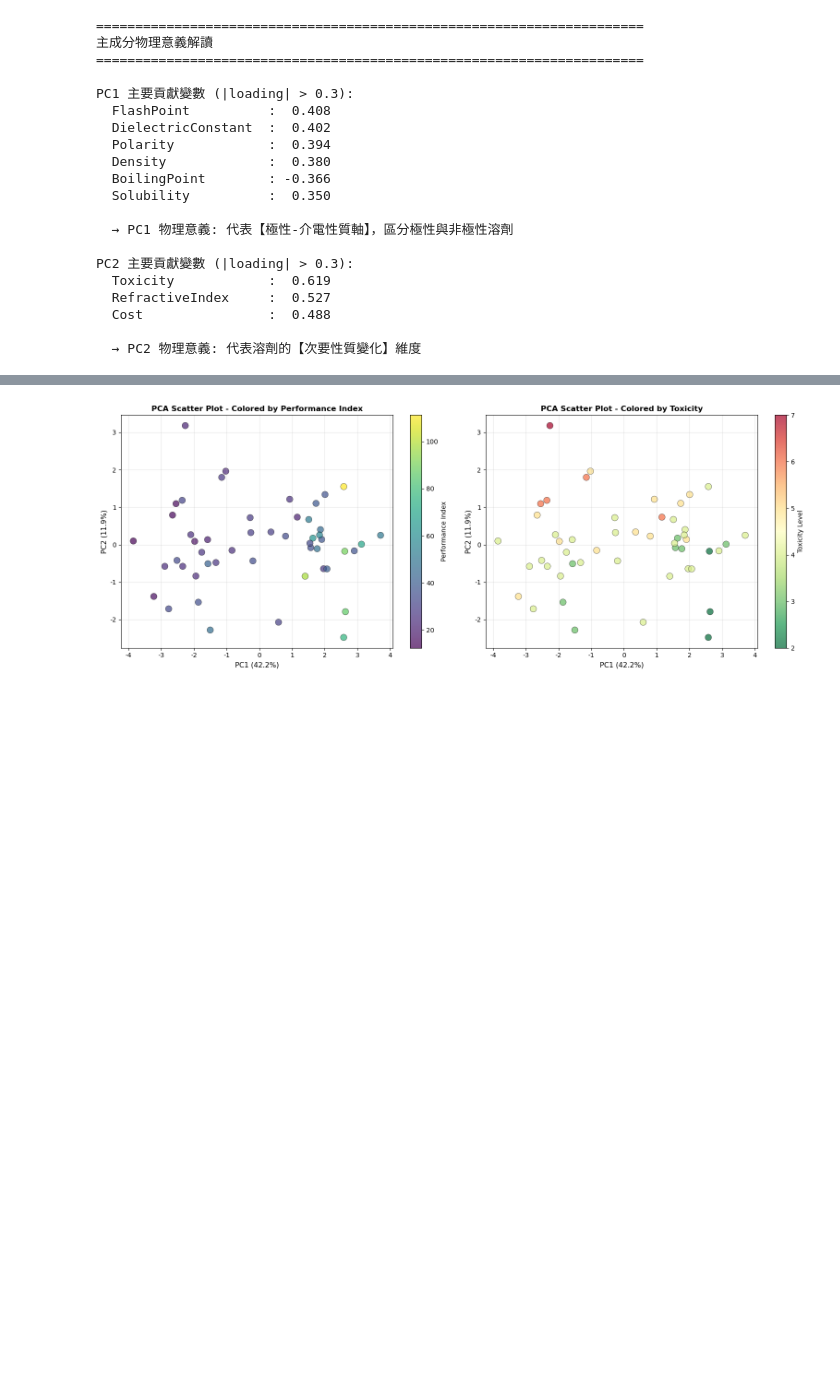
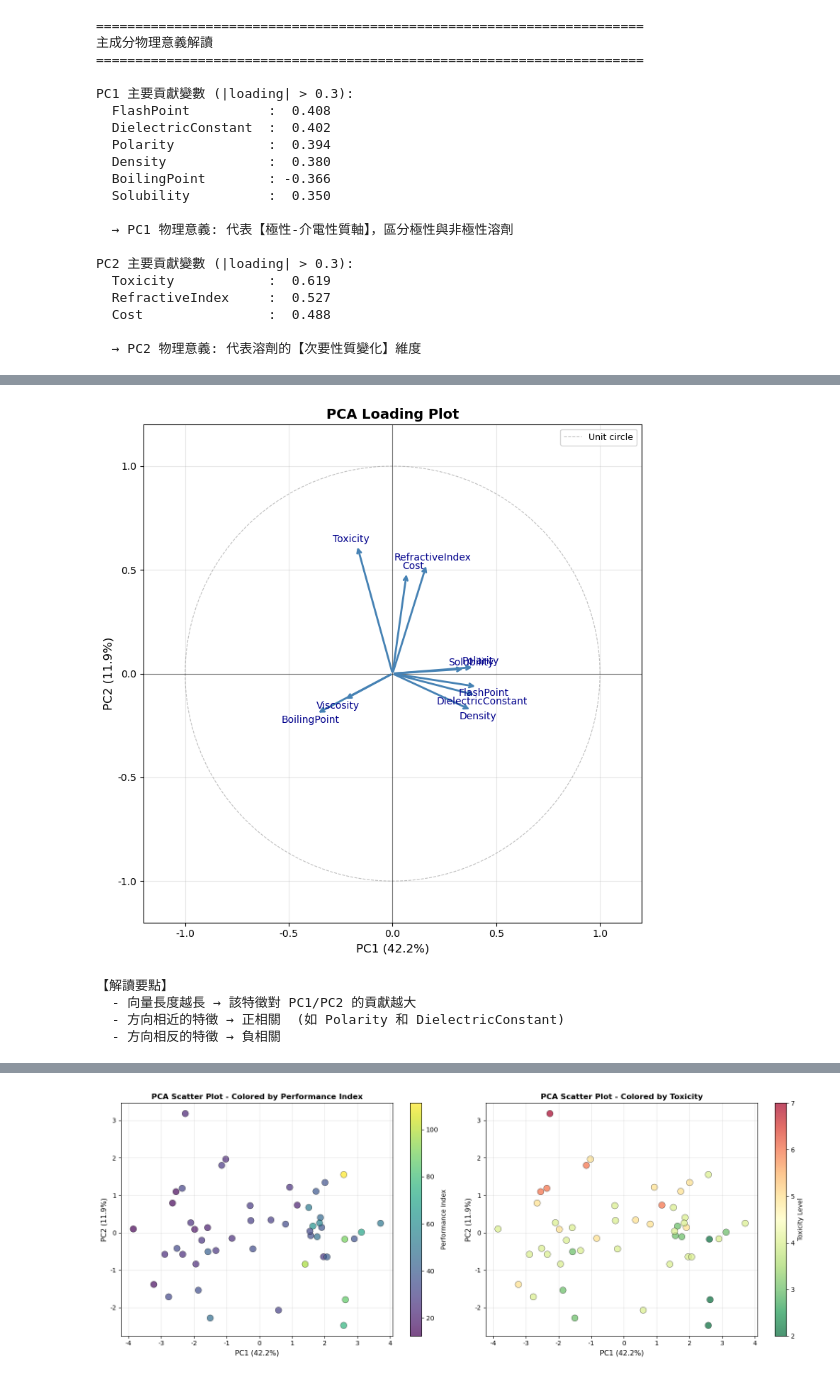
Before and after one commit to d9148408/ChemE-3590, a Jupyter notebook: Part_2/Unit09/Unit09_Solvent_Screening_Case_Study.ipynb, the cells around one changed output, grey strips where cells are left out. Saved outputs shown, nothing was run; the diff lists cells and outputs as text; code cells hidden in the pictures; blank space fills up the shorter version.

```diff
--- a/Part_2/Unit09/Unit09_Solvent_Screening_Case_Study.ipynb
+++ b/Part_2/Unit09/Unit09_Solvent_Screening_Case_Study.ipynb
@@ -682,0 +694,50 @@ PC2 主要貢獻變數 (|loading| > 0.3):
+# %%
+# ========================================
+# Loading Plot (PC1 vs PC2 向量圖)
+# ========================================
+loadings_pc1 = pca.components_[0]  # PC1 的 loadings
+loadings_pc2 = pca.components_[1]  # PC2 的 loadings
+
+fig, ax = plt.subplots(figsize=(9, 8))
+
+# 繪製每個特徵的向量
+for i, feature in enumerate(feature_cols):
+    ax.annotate('',
+                xy=(loadings_pc1[i], loadings_pc2[i]),
+                xytext=(0, 0),
+                arrowprops=dict(arrowstyle='->', color='steelblue', lw=2))
+    # 標籤稍微偏移，避免與箭頭重疊
+    offset_x = 0.03 if loadings_pc1[i] >= 0 else -0.03
+    offset_y = 0.03 if loadings_pc2[i] >= 0 else -0.03
+    ax.text(loadings_pc1[i] + offset_x, loadings_pc2[i] + offset_y,
+            feature, fontsize=10, ha='center', va='center', color='darkblue')
+
+# 參考圓 (半徑=1 的單位圓)
+theta = np.linspace(0, 2 * np.pi, 300)
+ax.plot(np.cos(theta), np.sin(theta), 'gray', linestyle='--', linewidth=0.8, alpha=0.5, label='Unit circle')
+
+ax.axhline(0, color='black', linewidth=0.8, alpha=0.5)
+ax.axvline(0, color='black', linewidth=0.8, alpha=0.5)
+ax.set_xlim(-1.2, 1.2)
+ax.set_ylim(-1.2, 1.2)
+ax.set_xlabel(f'PC1 ({explained_var_ratio[0]*100:.1f}%)', fontsize=12)
+ax.set_ylabel(f'PC2 ({explained_var_ratio[1]*100:.1f}%)', fontsize=12)
+ax.set_title('PCA Loading Plot', fontsize=14, fontweight='bold')
+ax.legend(fontsize=9)
+ax.grid(True, alpha=0.3)
+ax.set_aspect('equal')
+
+plt.tight_layout()
+plt.savefig(FIG_DIR / 'pca_loading_plot.png', dpi=150, bbox_inches='tight')
+plt.show()
+
+print("【解讀要點】")
+print("  - 向量長度越長 → 該特徵對 PC1/PC2 的貢獻越大")
+print("  - 方向相近的特徵 → 正相關  (如 Polarity 和 DielectricConstant)")
+print("  - 方向相反的特徵 → 負相關")
+# %% [output]
+[figure, added]
+【解讀要點】
+  - 向量長度越長 → 該特徵對 PC1/PC2 的貢獻越大
+  - 方向相近的特徵 → 正相關  (如 Polarity 和 DielectricConstant)
+  - 方向相反的特徵 → 負相關
```
Also changed, not shown: parts of 17 cells of this notebook, 4 other files.
